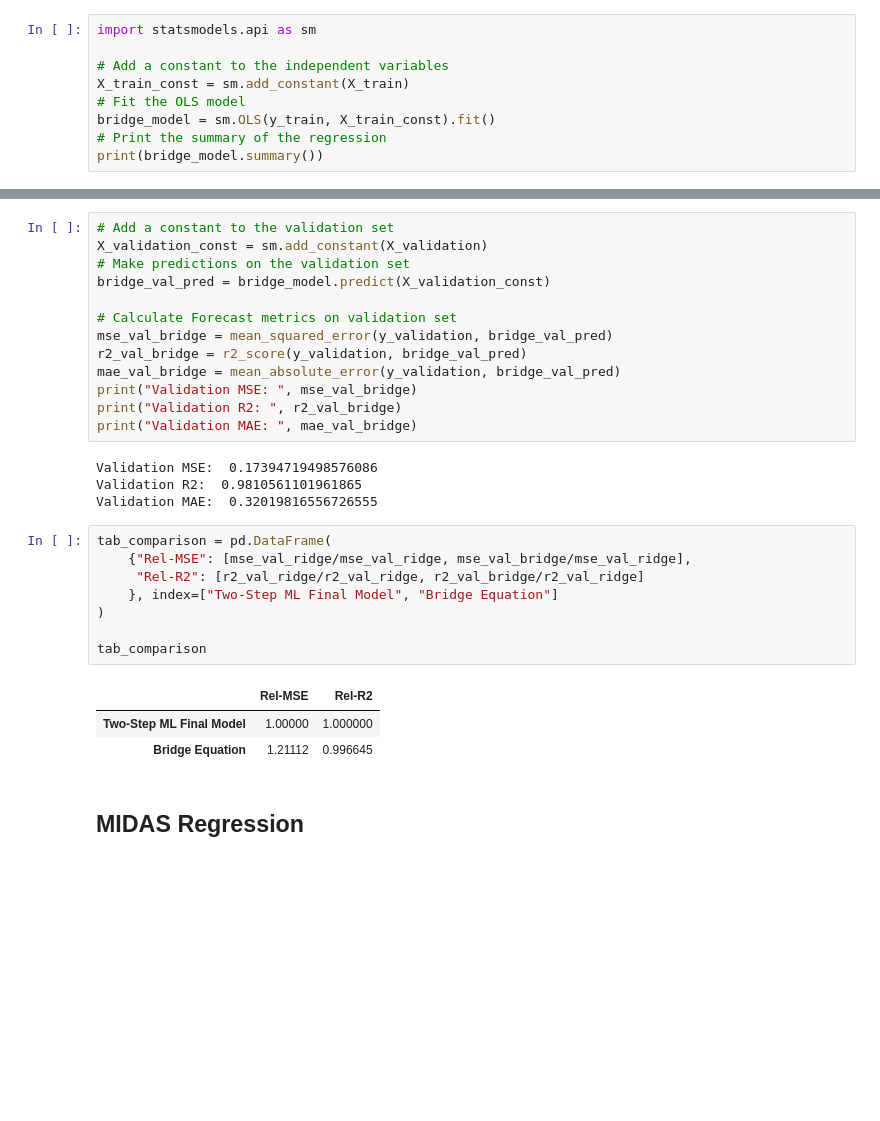
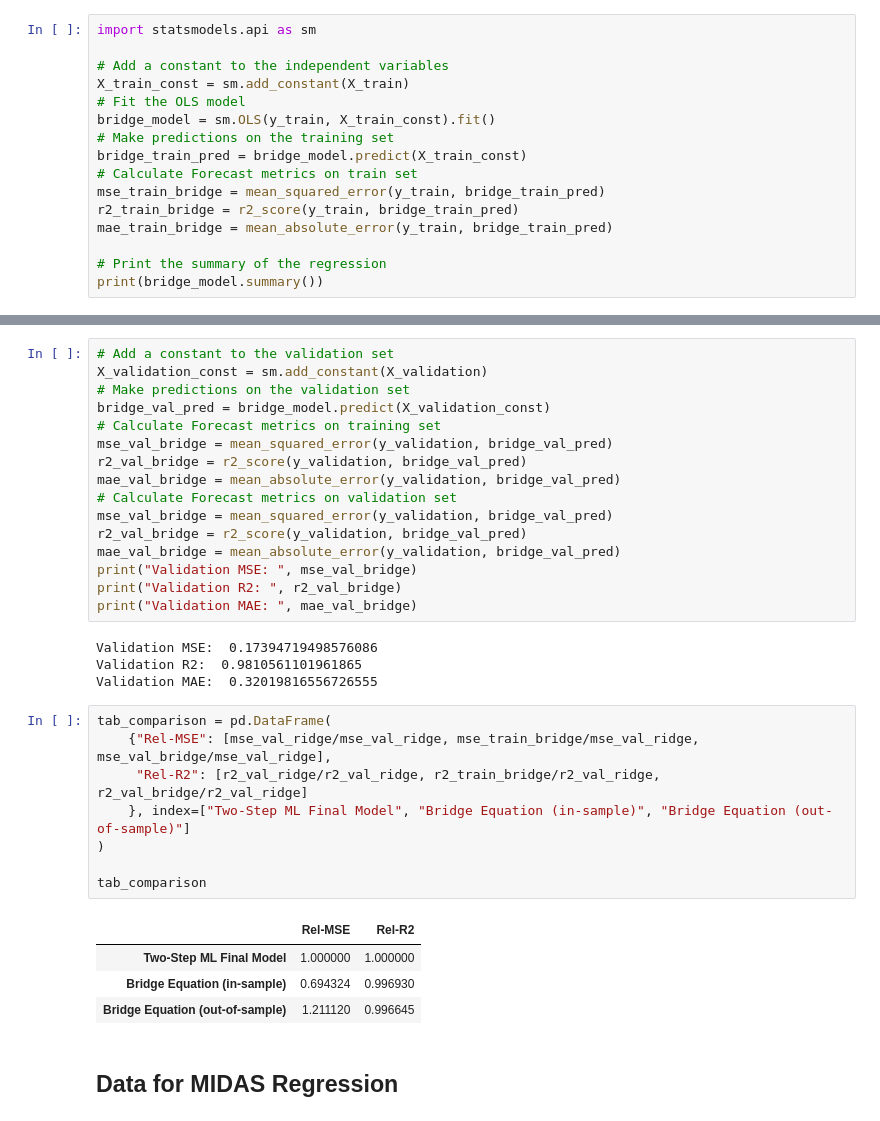
Before and after one commit to osmarbolivar/High-Freq-Inflation-Forecast-2SML, a Jupyter notebook: F3_Forecast.ipynb, the cells around one changed output, grey strips where cells are left out. Cells and saved outputs as stored; diff of their text form; blank space fills up the shorter version.

Commit message:
midas_1

```diff
--- a/F3_Forecast.ipynb
+++ b/F3_Forecast.ipynb
@@ -845,6 +845,13 @@ import statsmodels.api as sm
 X_train_const = sm.add_constant(X_train)
 # Fit the OLS model
 bridge_model = sm.OLS(y_train, X_train_const).fit()
+# Make predictions on the training set
+bridge_train_pred = bridge_model.predict(X_train_const)
+# Calculate Forecast metrics on train set
+mse_train_bridge = mean_squared_error(y_train, bridge_train_pred)
+r2_train_bridge = r2_score(y_train, bridge_train_pred)
+mae_train_bridge = mean_absolute_error(y_train, bridge_train_pred)
+
 # Print the summary of the regression
 print(bridge_model.summary())
 # %% [output]
@@ -870,7 +877,10 @@ Notes:
 X_validation_const = sm.add_constant(X_validation)
 # Make predictions on the validation set
 bridge_val_pred = bridge_model.predict(X_validation_const)
-
+# Calculate Forecast metrics on training set
+mse_val_bridge = mean_squared_error(y_validation, bridge_val_pred)
+r2_val_bridge = r2_score(y_validation, bridge_val_pred)
+mae_val_bridge = mean_absolute_error(y_validation, bridge_val_pred)
 # Calculate Forecast metrics on validation set
 mse_val_bridge = mean_squared_error(y_validation, bridge_val_pred)
 r2_val_bridge = r2_score(y_validation, bridge_val_pred)
@@ -884,15 +894,16 @@ Validation R2:  0.9810561101961865
 Validation MAE:  0.32019816556726555
 # %%
 tab_comparison = pd.DataFrame(
-    {"Rel-MSE": [mse_val_ridge/mse_val_ridge, mse_val_bridge/mse_val_ridge],
-     "Rel-R2": [r2_val_ridge/r2_val_ridge, r2_val_bridge/r2_val_ridge]
-    }, index=["Two-Step ML Final Model", "Bridge Equation"]
+    {"Rel-MSE": [mse_val_ridge/mse_val_ridge, mse_train_bridge/mse_val_ridge, mse_val_bridge/mse_val_ridge],
+     "Rel-R2": [r2_val_ridge/r2_val_ridge, r2_train_bridge/r2_val_ridge, r2_val_bridge/r2_val_ridge]
+    }, index=["Two-Step ML Final Model", "Bridge Equation (in-sample)", "Bridge Equation (out-of-sample)"]
 )
 
 tab_comparison
 # %% [output]
 |  | Rel-MSE | Rel-R2 |
-| Two-Step ML Final Model | 1.00000 | 1.000000 |
-| Bridge Equation | 1.21112 | 0.996645 |
+| Two-Step ML Final Model | 1.000000 | 1.000000 |
+| Bridge Equation (in-sample) | 0.694324 | 0.996930 |
+| Bridge Equation (out-of-sample) | 1.211120 | 0.996645 |
 # %% [markdown]
-## MIDAS Regression
+## Data for MIDAS Regression
```
Also changed, not shown: parts of 7 cells of this notebook, 5 other files.
